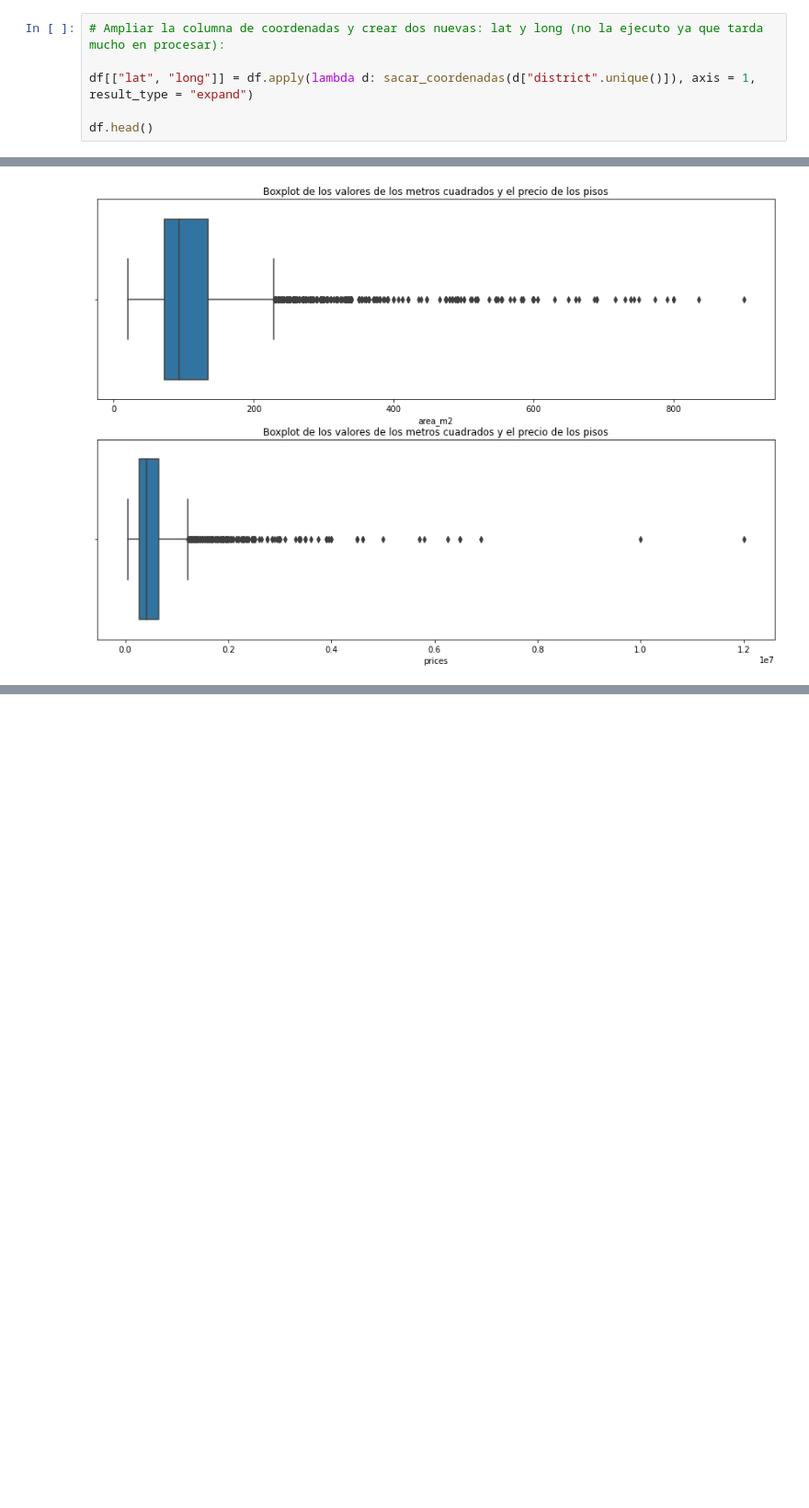
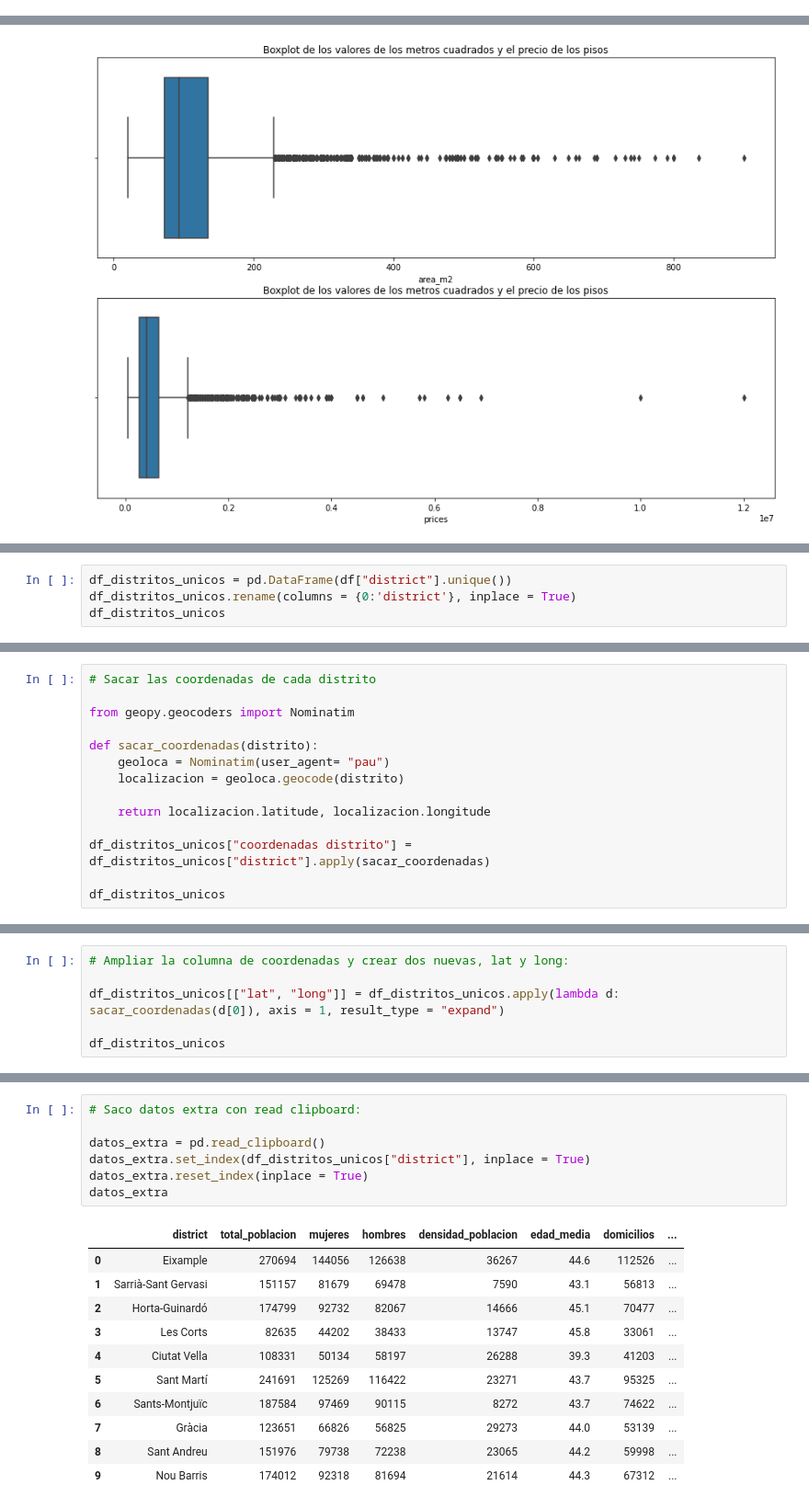
Before and after one commit to pauclaret/idealista_prices, a Jupyter notebook: test.ipynb, the cells around one changed output, grey strips where cells are left out. Shown at 92% size. Cells and saved outputs as stored; diff of their text form; blank space fills up the shorter version.

```diff
--- a/test.ipynb
+++ b/test.ipynb
@@ -259,6 +240,0 @@ AttributeError: 'numpy.ndarray' object has no attribute 'apply'
-# %%
-# Ampliar la columna de coordenadas y crear dos nuevas: lat y long (no la ejecuto ya que tarda mucho en procesar):
-
-df[["lat", "long"]] = df.apply(lambda d: sacar_coordenadas(d["district".unique()]), axis = 1, result_type = "expand")
-
-df.head()
@@ -363,0 +340,4 @@ plt.show()
+# %%
+df_distritos_unicos = pd.DataFrame(df["district"].unique())
+df_distritos_unicos.rename(columns = {0:'district'}, inplace = True)
+df_distritos_unicos
@@ -363,0 +356,14 @@ plt.show()
+# %%
+# Sacar las coordenadas de cada distrito
+
+from geopy.geocoders import Nominatim
+
+def sacar_coordenadas(distrito):
+    geoloca = Nominatim(user_agent= "pau")
+    localizacion = geoloca.geocode(distrito)
+
+    return localizacion.latitude, localizacion.longitude
+
+df_distritos_unicos["coordenadas distrito"] = df_distritos_unicos["district"].apply(sacar_coordenadas)
+
+df_distritos_unicos
@@ -363,0 +382,6 @@ plt.show()
+# %%
+# Ampliar la columna de coordenadas y crear dos nuevas, lat y long:
+
+df_distritos_unicos[["lat", "long"]] = df_distritos_unicos.apply(lambda d: sacar_coordenadas(d[0]), axis = 1, result_type = "expand")
+
+df_distritos_unicos
@@ -363,0 +400,19 @@ plt.show()
+# %%
+# Saco datos extra con read clipboard:
+
+datos_extra = pd.read_clipboard()
+datos_extra.set_index(df_distritos_unicos["district"], inplace = True)
+datos_extra.reset_index(inplace = True)
+datos_extra
+# %% [output]
+|  | district | total_poblacion | mujeres | hombres | densidad_poblacion | edad_media | domicilios | ... |
+| 0 | Eixample | 270694 | 144056 | 126638 | 36267 | 44.6 | 112526 | ... |
+| 1 | Sarrià-Sant Gervasi | 151157 | 81679 | 69478 | 7590 | 43.1 | 56813 | ... |
+| 2 | Horta-Guinardó | 174799 | 92732 | 82067 | 14666 | 45.1 | 70477 | ... |
+| 3 | Les Corts | 82635 | 44202 | 38433 | 13747 | 45.8 | 33061 | ... |
+| 4 | Ciutat Vella | 108331 | 50134 | 58197 | 26288 | 39.3 | 41203 | ... |
+| 5 | Sant Martí | 241691 | 125269 | 116422 | 23271 | 43.7 | 95325 | ... |
+| 6 | Sants-Montjuïc | 187584 | 97469 | 90115 | 8272 | 43.7 | 74622 | ... |
+| 7 | Gràcia | 123651 | 66826 | 56825 | 29273 | 44.0 | 53139 | ... |
+| 8 | Sant Andreu | 151976 | 79738 | 72238 | 23065 | 44.2 | 59998 | ... |
+| 9 | Nou Barris | 174012 | 92318 | 81694 | 21614 | 44.3 | 67312 | ... |
```
Also changed, not shown: parts of 7 cells of this notebook.
